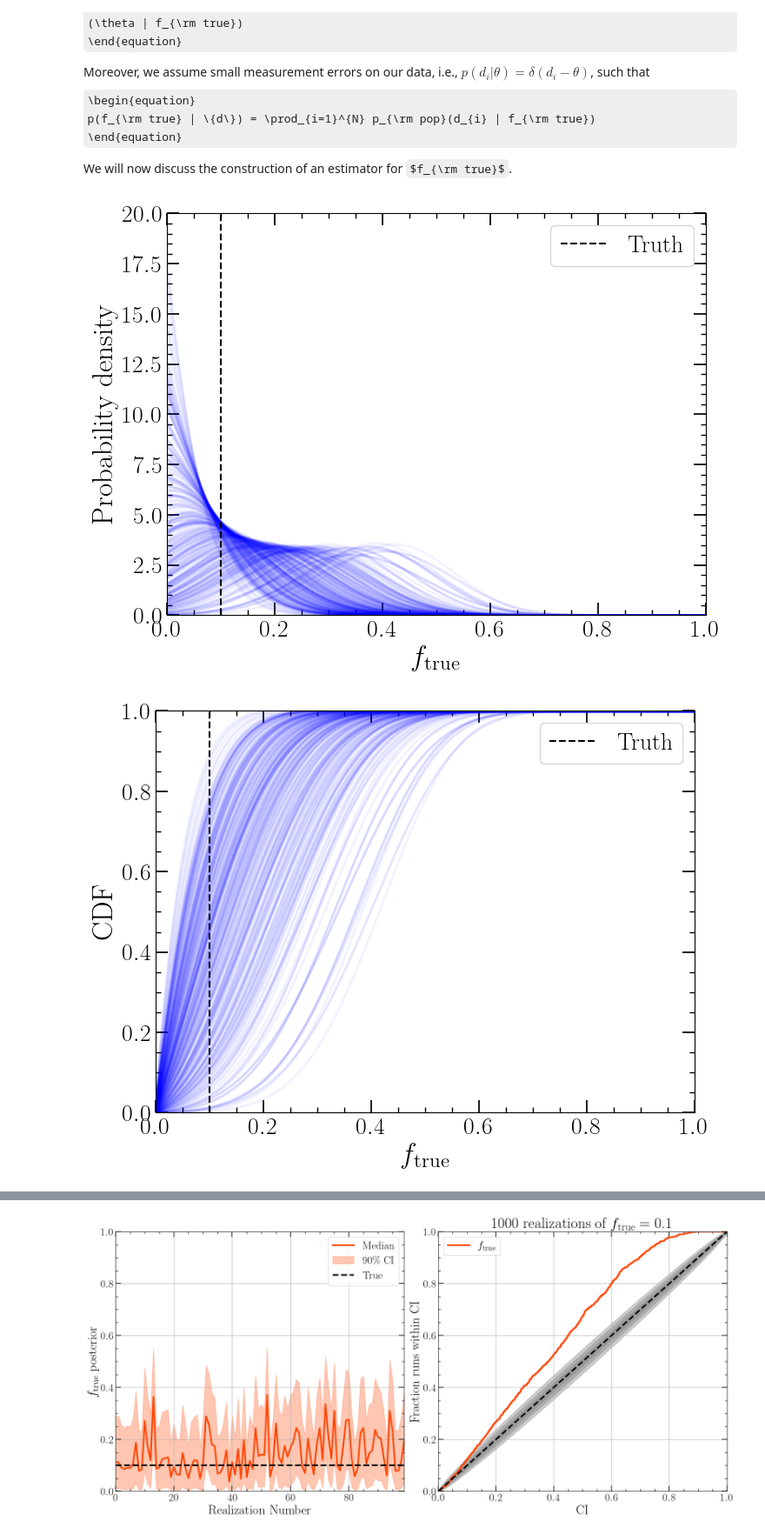
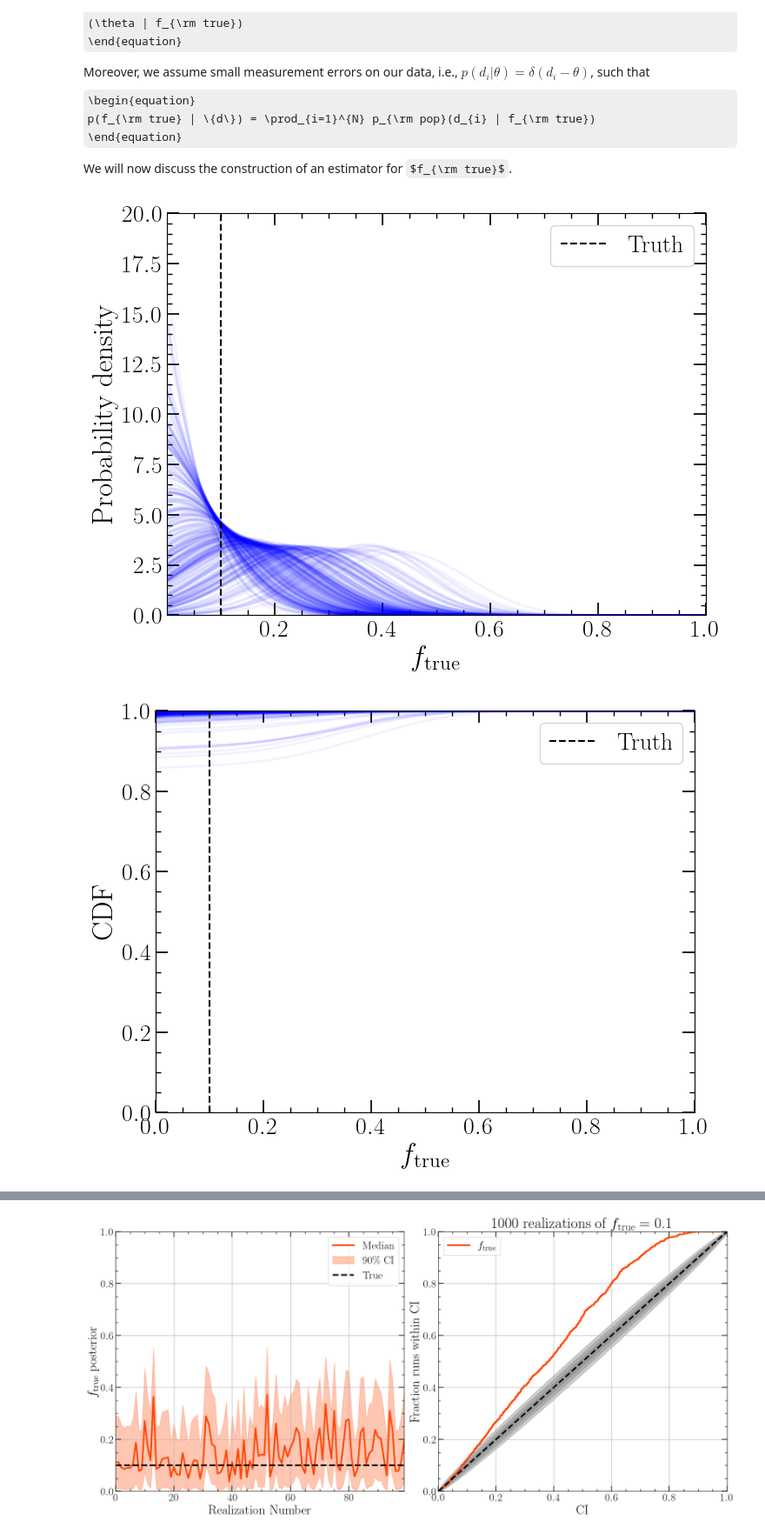
Before and after one commit to LucasPouw/darksirenpop, a Jupyter notebook: tutorial.ipynb, the cells around one changed output, grey strips where cells are left out. Shown at 87% size. Drawn from its saved outputs; the diff is of its cells as text; code cells hidden in the pictures; some formulas as TeX source.

```diff
--- a/tutorial.ipynb
+++ b/tutorial.ipynb
@@ -101,7 +101,13 @@ Moreover, we assume small measurement errors on our data, i.e., $p(d_{i}|\theta)
 We will now discuss the construction of an estimator for $f_{\rm true}$.
 # %%
 # --- Perform experiment many times, save posteriors ---
-f_grid = np.linspace(0, 1, 1000)
+f_grid = np.linspace(1e-6, 1, 1024+1)
+
+# Change of variables: theta = log10(f), use a uniform grid in theta
+f_min, f_max = 1e-6, 1.0
+# theta_min, theta_max = np.log10(f_min), np.log10(f_max)
+# theta_grid = np.linspace(theta_min, theta_max, 1024+1)
+# f_grid = 10**theta_grid
 
 log_posteriors = np.zeros((n_exp, len(f_grid)))
 for i in tqdm(range(n_exp)):
@@ -110,46 +116,72 @@ for i in tqdm(range(n_exp)):
     # Compute p_pop(d_i | f_true)
     pop_a_evidence = norm.pdf(data, loc=mu_a, scale=sigma_a)
     pop_o_evidence = norm.pdf(data, loc=mu_o, scale=sigma_o)
-
     p_pop = f_grid[:, None] * pop_a_evidence + (1 - f_grid[:, None]) * pop_o_evidence
-    # p_pop = np.maximum(p_pop, 1e-300)  # Clip to avoid log(0)
 
     log_L = np.sum(np.log(p_pop), axis=1)
     log_posteriors[i,:] = log_L  # Uniform prior!
 # %%
 normalized_posteriors = np.zeros_like(log_posteriors)
 for i, logpost in tqdm(enumerate(log_posteriors)):
     logpost -= np.max(logpost)
-    logpost = np.exp(logpost)
-    normalized_posteriors[i,:] = logpost / np.trapezoid(logpost, x=f_grid)
+    post = np.exp(logpost)
+    normalized_posteriors[i,:] = post / romb(post, dx=np.diff(f_grid)[0])
+    # normalized_posteriors[i,:] = post / romb(post, dx=np.diff(theta_grid)[0])
 
 plot_these = np.random.choice(np.arange(n_exp), size=300)
 post2plot = normalized_posteriors[plot_these,:]
 
 plt.figure(figsize=(8,6))
 plt.plot(f_grid, post2plot.T, alpha=0.05, color='blue', linewidth=2)
 plt.vlines(f_true, 0, 20, linestyles='dashed', color='black', label='Truth')
 plt.ylabel('Probability density')
 plt.xlabel(r'$f_{\rm true}$')
-plt.xlim(0, 1)
+plt.xlim(f_min, f_max)
 plt.ylim(0, 20)
 plt.legend()
 plt.show()
 
-cdfs = np.cumsum(normalized_posteriors, axis=1) / normalized_posteriors.shape[1]
+# plt.figure(figsize=(8,6))
+# plt.plot(theta_grid, post2plot.T, alpha=0.05, color='blue', linewidth=2)
+# plt.vlines(np.log10(f_true), 0, 20, linestyles='dashed', color='black', label='Truth')
+# plt.ylabel('Probability density')
+# plt.xlabel(r'$\log_{10} f_{\rm true}$')
+# plt.xlim(theta_min, theta_max)
+# plt.ylim(0, 5)
+# plt.legend()
+# plt.show()
+
+# posterior_f = normalized_posteriors / f_grid[None, :]  # p(f) = p(theta)/f
+# norms = np.trapezoid(posterior_f, f_grid, axis=1)  # Renormalize each experiment's posterior in f-space
+# posterior_f /= norms[:, None]
+
+# plt.figure(figsize=(8,6))
+# plt.plot(f_grid, posterior_f[plot_these,:].T, alpha=0.05, color='blue', linewidth=2)
+# plt.vlines(f_true, 0, 20, linestyles='dashed', color='black', label='Truth')
+# plt.ylabel('Probability density')
+# plt.xlabel(r'$f_{\rm true}$')
+# plt.xlim(f_min, f_max)
+# plt.ylim(0, 30)
+# plt.legend()
+# # plt.semilogx()
+# plt.show()
+
+# # cdfs = np.cumsum(normalized_posteriors, axis=1) / normalized_posteriors.shape[1]
+# cdfs = np.cumsum(posterior_f * np.gradient(f_grid), axis=1)
+# cdfs /= cdfs[:, -1][:, None]
 
 plt.figure(figsize=(8,6))
 plt.plot(f_grid, cdfs[plot_these,:].T, alpha=0.05, color='blue', linewidth=2)
 plt.vlines(f_true, 0, 1, linestyles='dashed', color='black', label='Truth')
 plt.ylabel('CDF')
 plt.xlabel(r'$f_{\rm true}$')
 plt.xlim(0, 1)
 plt.ylim(0, 1)
 plt.legend()
 plt.show()
 # %% [output]
-[figure, old version]
+[figure, new version]
-[figure, old version]
+[figure, new version]
 # %%
 # --- Construct estimators ---
 mle = f_grid[np.argmax(normalized_posteriors, axis=1)]  # MLE = f_true at maximum likelihood
```
Also changed, not shown: parts of 3 cells of this notebook, 11 other files.
